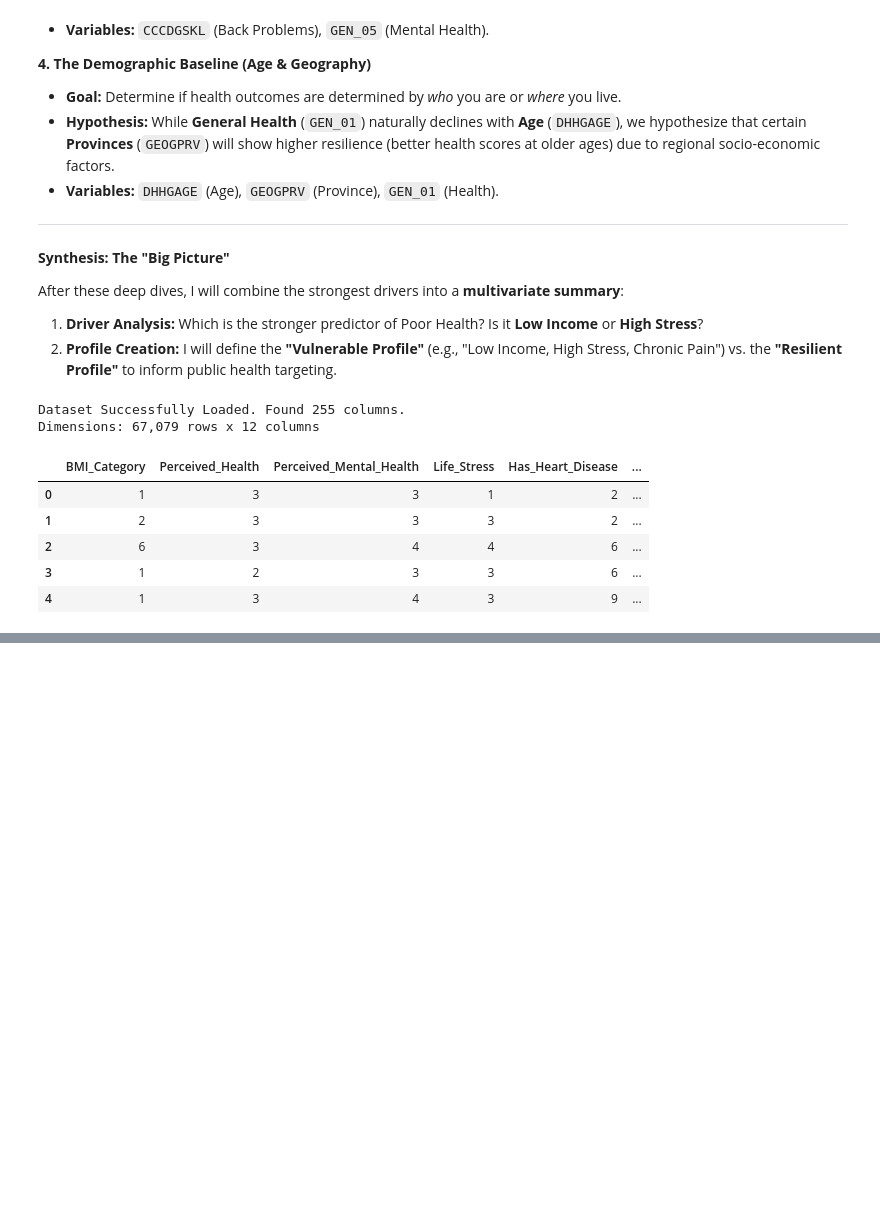
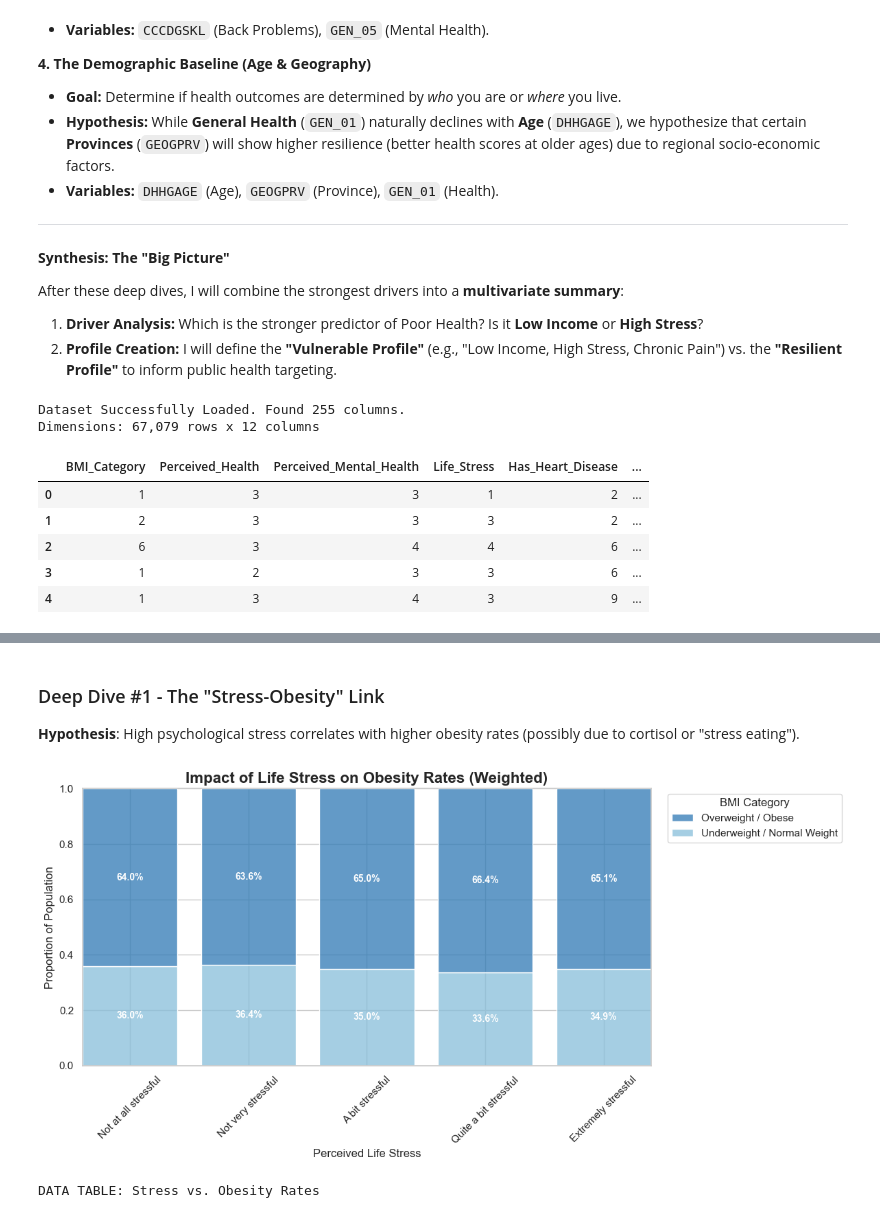
Before and after one commit to edwinrlambert/Physical-Activity-vs-Health-Outcomes-Analysis, a Jupyter notebook: notebooks/01_cchs_health_exploration.ipynb, the cells around one changed output, grey strips where cells are left out. Saved outputs shown, nothing was run; the diff lists cells and outputs as text; code cells hidden in the pictures; blank space fills up the shorter version.

```diff
--- a/notebooks/01_cchs_health_exploration.ipynb
+++ b/notebooks/01_cchs_health_exploration.ipynb
@@ -312,0 +334,79 @@ Final Analysis Dataset Dimensions: 59,903 rows x 12 columns.
+# %% [markdown]
+### Deep Dive #1 - The "Stress-Obesity" Link
+
+**Hypothesis**: High psychological stress correlates with higher obesity rates (possibly due to cortisol or "stress eating").
+# %%
+# STRESS VS. OBESITY
+
+# 1. Define Orders
+stress_order = [
+    'Not at all stressful',
+    'Not very stressful',
+    'A bit stressful',
+    'Quite a bit stressful',
+    'Extremely stressful'
+]
+
+bmi_order = [
+    'Underweight / Normal Weight',
+    'Overweight / Obese'
+]
+
+# 2. Prepare Data
+df_analysis = df_clean.copy()
+
+# Enforce the logical order so the chart goes Low -> High Stress
+df_analysis['Stress_Label'] = pd.Categorical(df_analysis['Stress_Label'], categories=stress_order, ordered=True)
+df_analysis['BMI_Label'] = pd.Categorical(df_analysis['BMI_Label'], categories=bmi_order, ordered=True)
+
+# 3. Visualization (Using Raw Data + Weights)
+plt.figure(figsize=(12, 6))
+sns.set_palette("RdBu_r")
+
+# Draw the plot
+ax = sns.histplot(
+    data=df_analysis,
+    x='Stress_Label',
+    hue='BMI_Label',
+    weights='Weight',
+    multiple='fill',
+    shrink=0.8,
+    hue_order=bmi_order[::-1]
+)
+
+try:
+    sns.move_legend(ax, "upper left", bbox_to_anchor=(
+        1.02, 1), title="BMI Category")
+except AttributeError:
+    print("Old Seaborn detected. Legend might be inside the plot.")
+
+# Formatting
+plt.title("Impact of Life Stress on Obesity Rates (Weighted)",
+          fontsize=16, fontweight='bold')
+plt.xlabel("Perceived Life Stress", fontsize=12)
+plt.ylabel("Proportion of Population", fontsize=12)
+plt.xticks(rotation=45)
+
+# Add Percentage Labels
+for c in ax.containers:
+    # Filter out empty bars (height > 0) to avoid errors
+    labels = [f'{v.get_height()*100:.1f}%' if v.get_height()
+              > 0 else '' for v in c]
+    ax.bar_label(c, labels=labels, label_type='center',
+                 fontsize=10, color='white', weight='bold')
+
+plt.tight_layout()
+plt.show()
+
+# 6. Print Summary Table (Verification)
+print("DATA TABLE: Stress vs. Obesity Rates")
+# We calculate the weighted table manually just for display
+weighted_counts = df_analysis.groupby(['Stress_Label', 'BMI_Label'], observed=False)['Weight'].sum().reset_index()
+group_totals = weighted_counts.groupby('Stress_Label', observed=False)['Weight'].transform('sum')
+weighted_counts['Percentage'] = (weighted_counts['Weight'] / group_totals) * 100
+
+pivot_table = weighted_counts.pivot(index='Stress_Label', columns='BMI_Label', values='Percentage')
+display(pivot_table.style.format("{:.1f}%").background_gradient(cmap="Reds"))
+# %% [output]
+[figure, added]
+DATA TABLE: Stress vs. Obesity Rates
```
Also changed, not shown: parts of 3 cells of this notebook.
